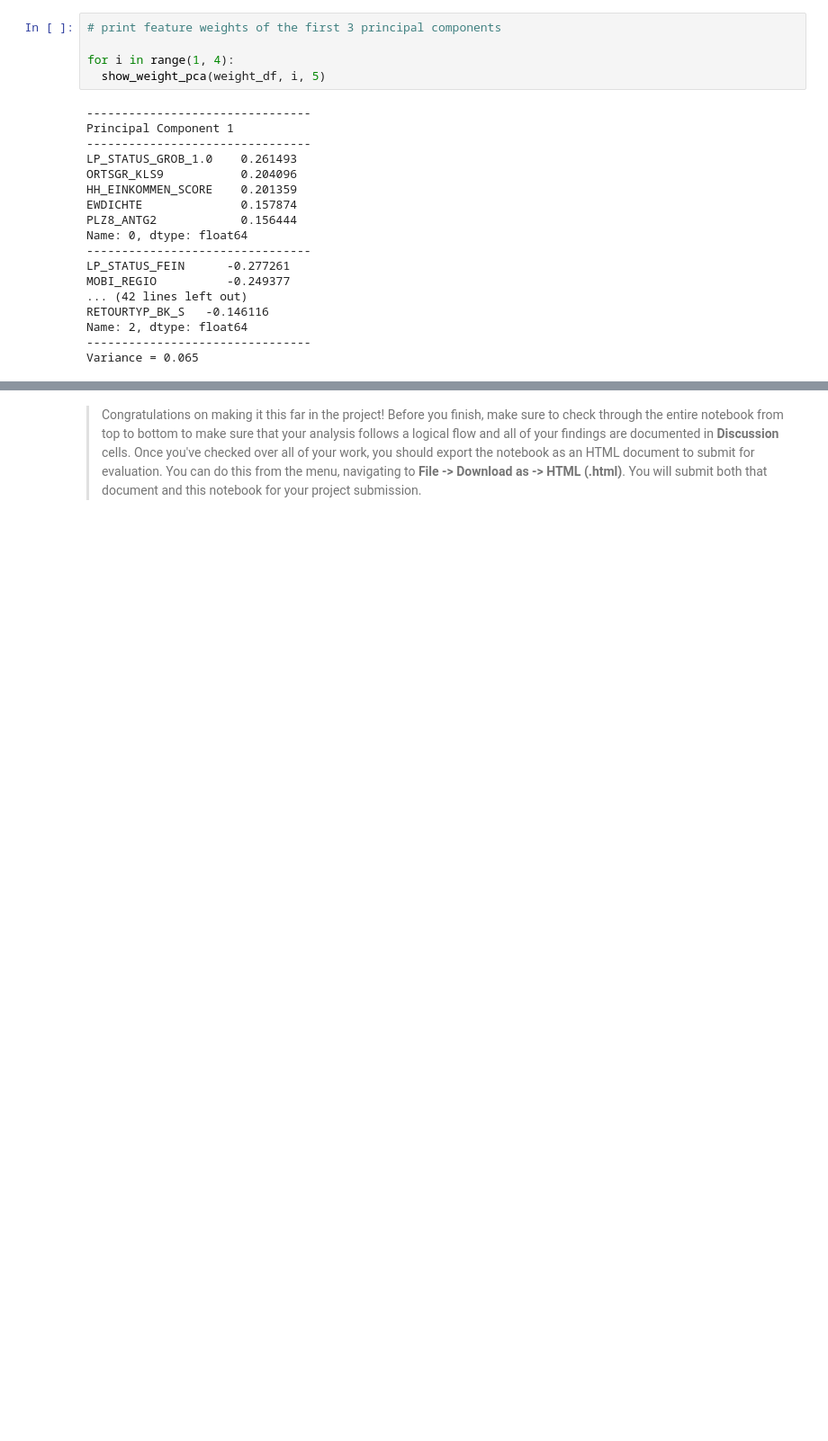
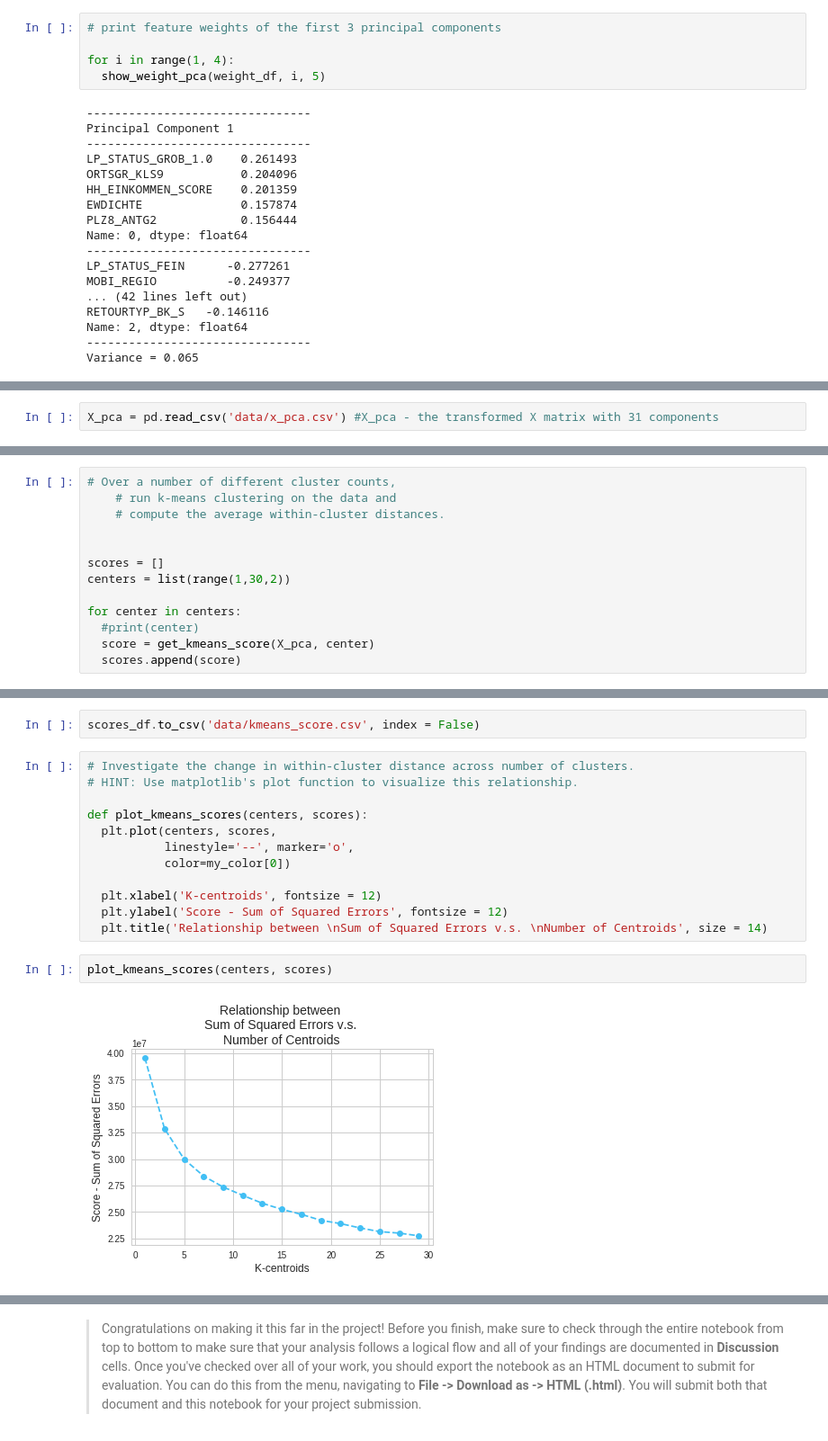
Before and after one commit to yanglinjing/dsnd_p3_identify_customer_segments, a Jupyter notebook: Identify_Customer_Segments.ipynb, the cells around one changed output, grey strips where cells are left out. Shown: that part at 90% size. Cells and saved outputs as stored; diff of their text form; blank space fills up the shorter version.

```diff
--- a/Identify_Customer_Segments.ipynb
+++ b/Identify_Customer_Segments.ipynb
@@ -1368,0 +1354,2 @@ Take a look at the following points in this step:
+# %%
+X_pca = pd.read_csv('data/x_pca.csv') #X_pca - the transformed X matrix with 31 components
@@ -1368,0 +1376,13 @@ Take a look at the following points in this step:
+# %%
+# Over a number of different cluster counts,
+    # run k-means clustering on the data and
+    # compute the average within-cluster distances.
+
+
+scores = []
+centers = list(range(1,30,2))
+
+for center in centers:
+  #print(center)
+  score = get_kmeans_score(X_pca, center)
+  scores.append(score)
@@ -1368,0 +1411,18 @@ Take a look at the following points in this step:
+# %%
+scores_df.to_csv('data/kmeans_score.csv', index = False)
+# %%
+# Investigate the change in within-cluster distance across number of clusters.
+# HINT: Use matplotlib's plot function to visualize this relationship.
+
+def plot_kmeans_scores(centers, scores):
+  plt.plot(centers, scores,
+           linestyle='--', marker='o',
+           color=my_color[0])
+
+  plt.xlabel('K-centroids', fontsize = 12)
+  plt.ylabel('Score - Sum of Squared Errors', fontsize = 12)
+  plt.title('Relationship between \nSum of Squared Errors v.s. \nNumber of Centroids', size = 14)
+# %%
+plot_kmeans_scores(centers, scores)
+# %% [output]
+[figure, added]
```
Also changed, not shown: parts of 52 cells of this notebook.
